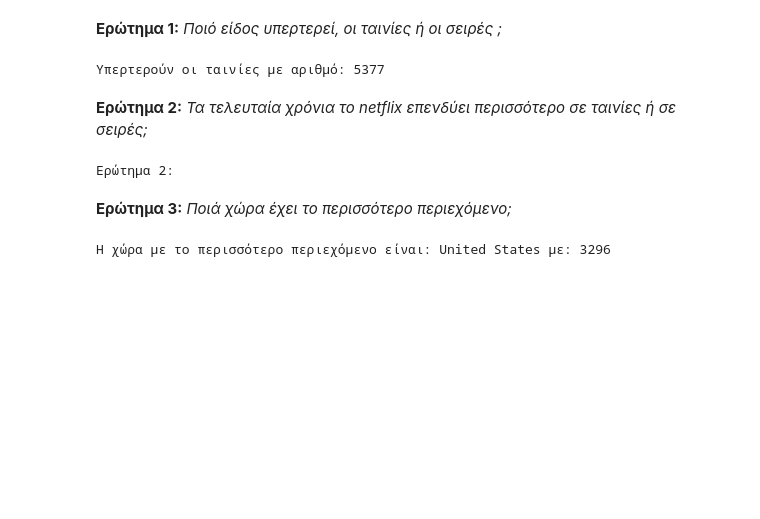
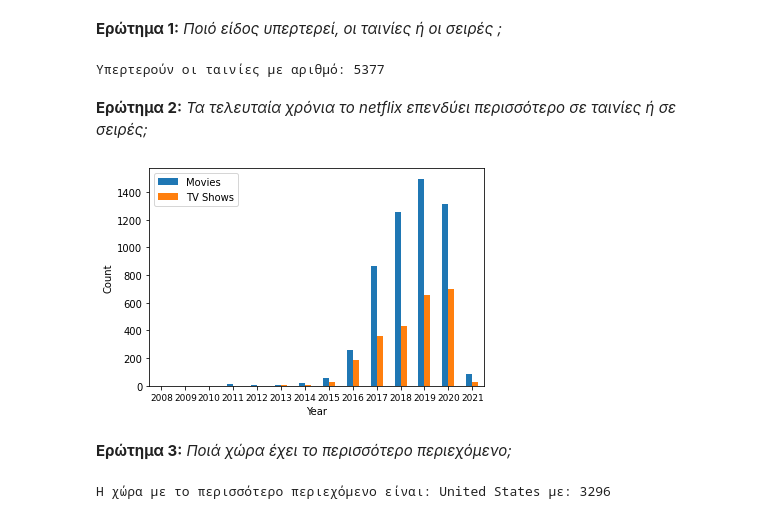
Before and after one commit to Themis-Sot/datam, a Jupyter notebook: DataMining_Project1.ipynb, the cells around one changed output. Drawn from its saved outputs; the diff is of its cells as text; code cells hidden in the pictures; blank space fills up the shorter version.

```diff
--- a/DataMining_Project1.ipynb
+++ b/DataMining_Project1.ipynb
@@ -58,10 +61,28 @@ else:
 # %% [markdown]
 **Ερώτημα 2:**
 *Τα τελευταία χρόνια το netflix επενδύει περισσότερο σε ταινίες ή σε σειρές;*
-# %%
-print("Ερώτημα 2:")
-# %% [output]
-Ερώτημα 2:
+# %%
+tempDF = netflix.dropna(axis=0, subset=['date_added'])
+for x, y in tempDF.iterrows():
+    date = str(y['date_added'])
+    year = date.split(", ")
+    tempDF.at[x, 'date_added'] = year[-1]
+
+dates = tempDF.groupby('date_added')
+latest = dates['type'].value_counts()
+LY = {}
+for x, y in latest.iteritems():
+    if x[0] not in LY:
+        LY[x[0]] = []
+    LY[x[0]].append(y)
+
+df1 = pd.DataFrame.from_dict(LY, orient='index', columns=['Movies', 'TV Shows']).fillna(0).astype({'Movies': int, 'TV Shows': int})
+df1.plot.bar(rot=0)
+mpl.pyplot.ylabel('Count')
+mpl.pyplot.xlabel('Year')
+mpl.pyplot.tick_params(axis='x', which='major', labelsize=9)
+# %% [output]
+[figure, added]
 # %% [markdown]
 **Ερώτημα 3:**
 *Ποιά χώρα έχει το περισσότερο περιεχόμενο;*
```
Also changed, not shown: parts of 3 cells of this notebook.
